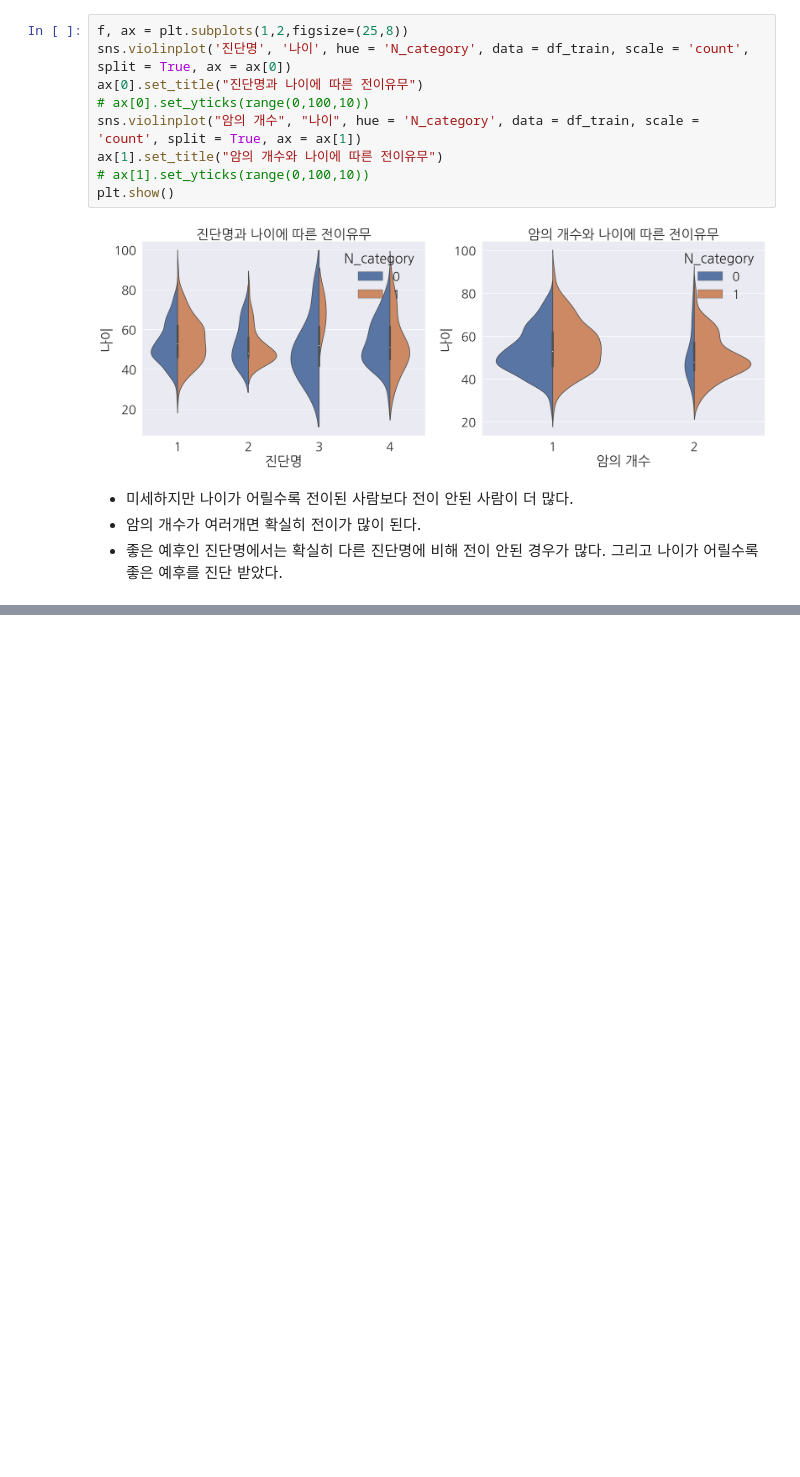
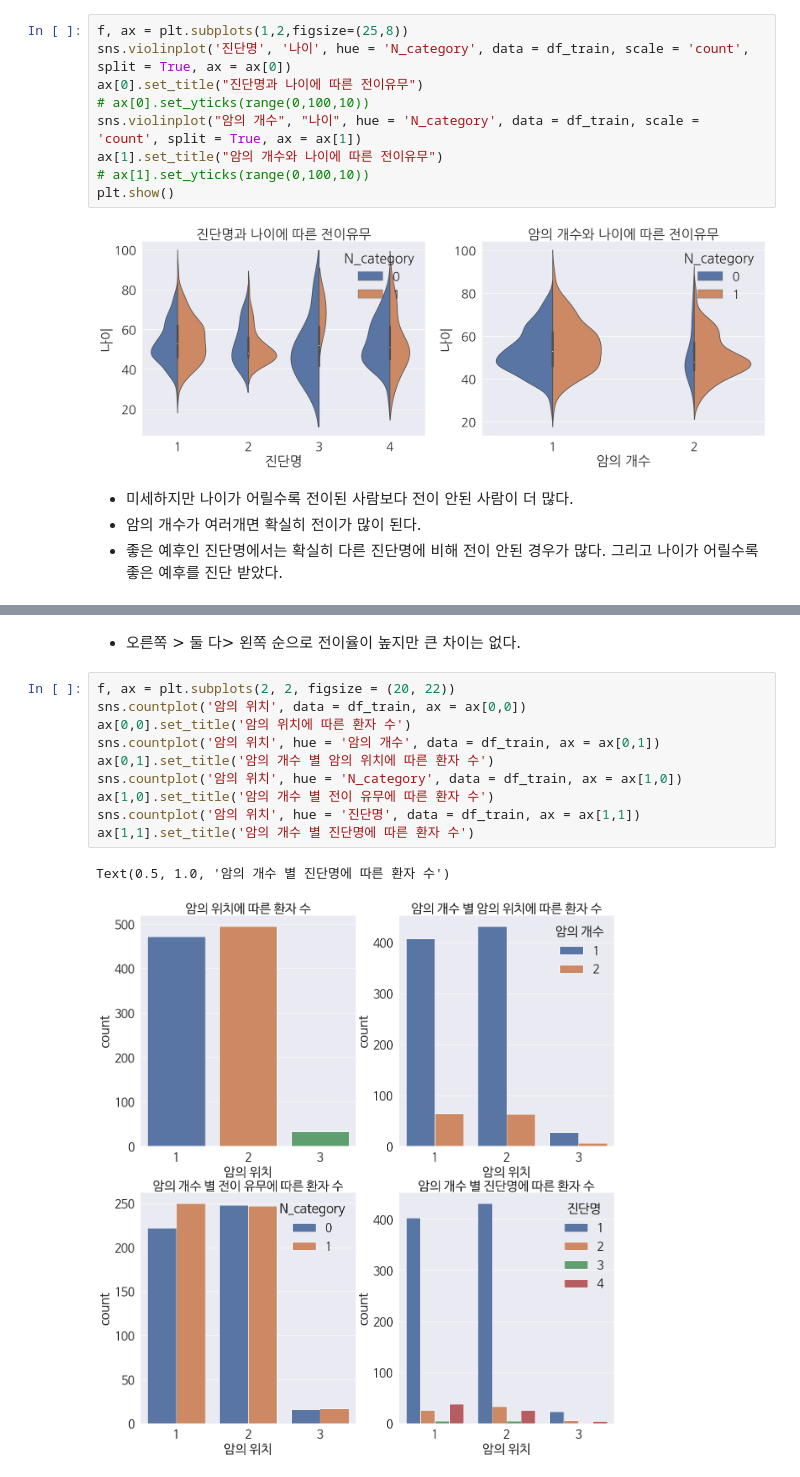
Before and after one commit to JaeHong-Park987/Pulse_lymph, a Jupyter notebook: 유방암의 임파선 전이 예측.ipynb, the cells around one changed output, grey strips where cells are left out. Saved outputs shown, nothing was run; the diff lists cells and outputs as text; blank space fills up the shorter version.

```diff
--- a/유방암의 임파선 전이 예측.ipynb
+++ b/유방암의 임파선 전이 예측.ipynb
@@ -308,0 +347,15 @@ plt.show()
+# %% [markdown]
+* 오른쪽 > 둘 다> 왼쪽 순으로 전이율이 높지만 큰 차이는 없다.
+# %%
+f, ax = plt.subplots(2, 2, figsize = (20, 22))
+sns.countplot('암의 위치', data = df_train, ax = ax[0,0])
+ax[0,0].set_title('암의 위치에 따른 환자 수')
+sns.countplot('암의 위치', hue = '암의 개수', data = df_train, ax = ax[0,1])
+ax[0,1].set_title('암의 개수 별 암의 위치에 따른 환자 수')
+sns.countplot('암의 위치', hue = 'N_category', data = df_train, ax = ax[1,0])
+ax[1,0].set_title('암의 개수 별 전이 유무에 따른 환자 수')
+sns.countplot('암의 위치', hue = '진단명', data = df_train, ax = ax[1,1])
+ax[1,1].set_title('암의 개수 별 진단명에 따른 환자 수')
+# %% [output]
+Text(0.5, 1.0, '암의 개수 별 진단명에 따른 환자 수')
+[figure, added]
```
Also changed, not shown: parts of 6 cells of this notebook.
